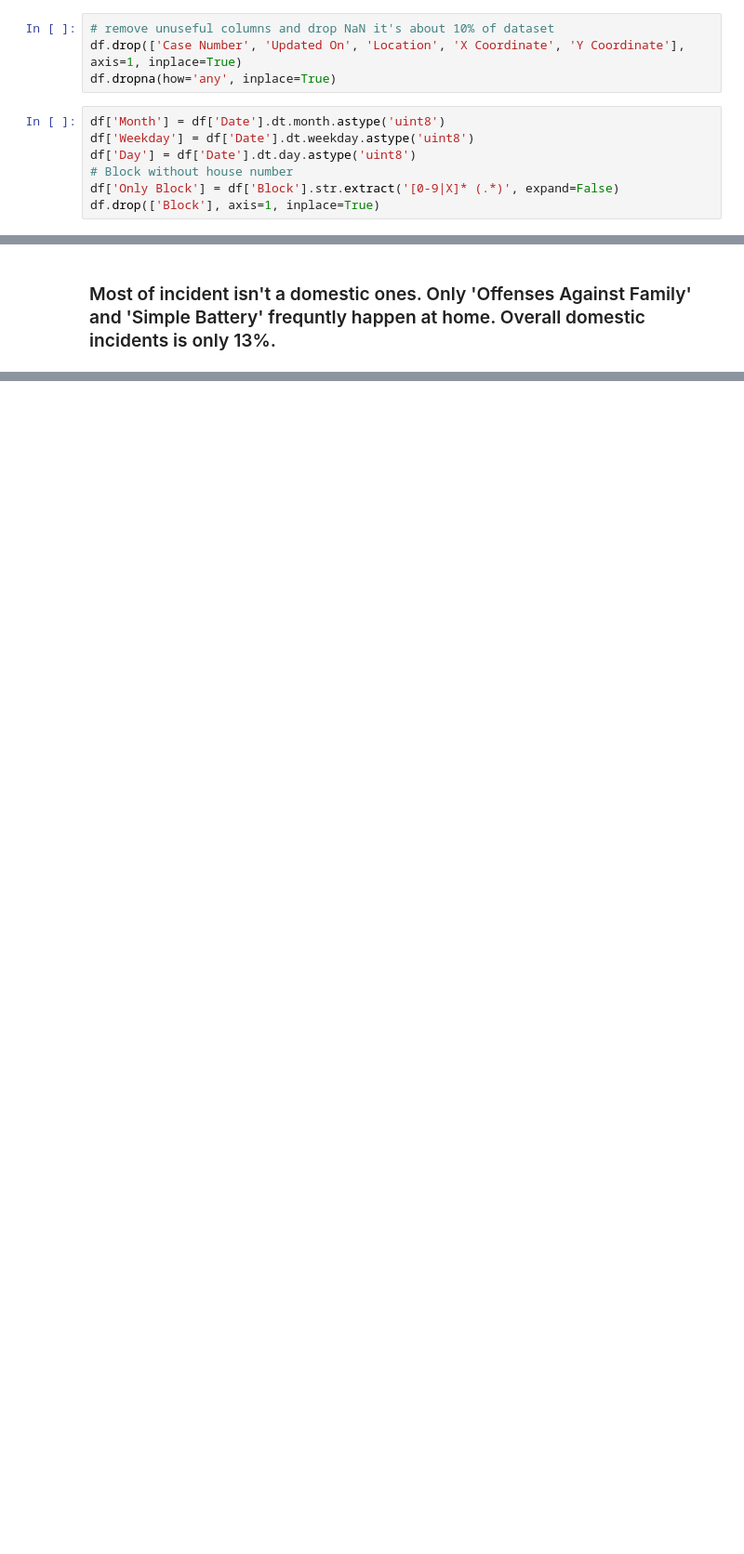
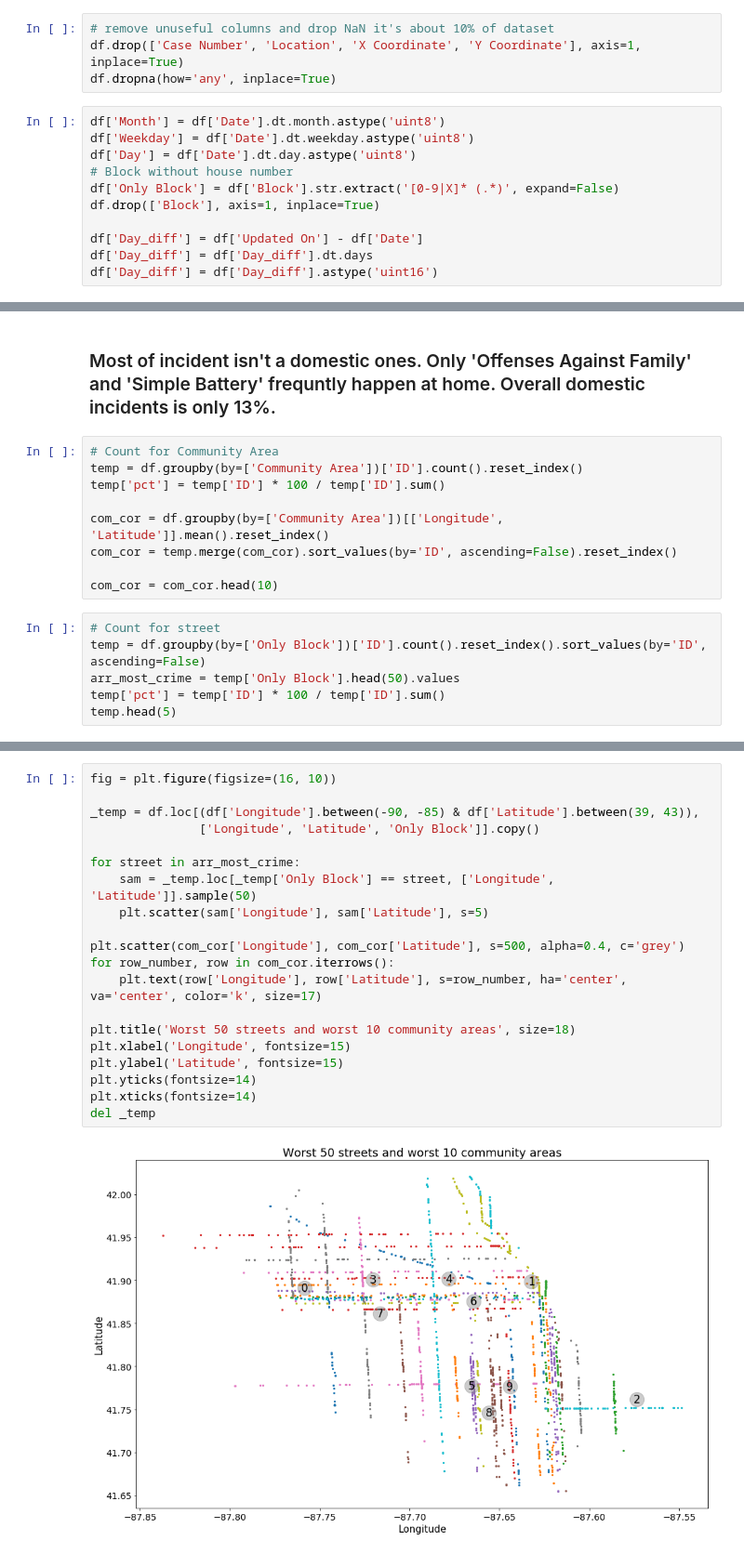
Before and after one commit to belkasanek/eda_chicago_crime_data, a Jupyter notebook: chicago_crimes_eda.ipynb, the cells around one changed output, grey strips where cells are left out. Shown at 93% size. Cells and saved outputs as stored; diff of their text form; blank space fills up the shorter version.

```diff
--- a/chicago_crimes_eda.ipynb
+++ b/chicago_crimes_eda.ipynb
@@ -54,7 +55,7 @@ Location                        object
 dtype: object
 # %%
 # remove unuseful columns and drop NaN it's about 10% of dataset
-df.drop(['Case Number', 'Updated On', 'Location', 'X Coordinate', 'Y Coordinate'], axis=1, inplace=True)
+df.drop(['Case Number', 'Location', 'X Coordinate', 'Y Coordinate'], axis=1, inplace=True)
 df.dropna(how='any', inplace=True)
 # %%
 df['Month'] = df['Date'].dt.month.astype('uint8')
@@ -63,6 +64,10 @@ df['Day'] = df['Date'].dt.day.astype('uint8')
 # Block without house number
 df['Only Block'] = df['Block'].str.extract('[0-9|X]* (.*)', expand=False)
 df.drop(['Block'], axis=1, inplace=True)
+
+df['Day_diff'] = df['Updated On'] - df['Date']
+df['Day_diff'] = df['Day_diff'].dt.days
+df['Day_diff'] = df['Day_diff'].astype('uint16')
 # %%
 # Fill unknown values and convert to less consumin datatype
 dtypes = {'ID': 'uint32', 'Beat': 'uint16', 'Year': 'uint16', 'District': 'uint8', 'Ward': 'uint8',
@@ -226,3 +231,18 @@ plt.setp(ax.get_yticklabels(), size=15);
 [figure]
 # %% [markdown]
 ### Most of incident isn't a domestic ones. Only 'Offenses Against Family' and 'Simple Battery' frequntly happen at home. Overall domestic incidents is only 13%.
+# %%
+# Count for Community Area
+temp = df.groupby(by=['Community Area'])['ID'].count().reset_index()
+temp['pct'] = temp['ID'] * 100 / temp['ID'].sum()
+
+com_cor = df.groupby(by=['Community Area'])[['Longitude', 'Latitude']].mean().reset_index()
+com_cor = temp.merge(com_cor).sort_values(by='ID', ascending=False).reset_index()
+
+com_cor = com_cor.head(10)
+# %%
+# Count for street
+temp = df.groupby(by=['Only Block'])['ID'].count().reset_index().sort_values(by='ID', ascending=False)
+arr_most_crime = temp['Only Block'].head(50).values
+temp['pct'] = temp['ID'] * 100 / temp['ID'].sum()
+temp.head(5)
@@ -228,0 +256,22 @@ plt.setp(ax.get_yticklabels(), size=15);
+# %%
+fig = plt.figure(figsize=(16, 10))
+
+_temp = df.loc[(df['Longitude'].between(-90, -85) & df['Latitude'].between(39, 43)),
+               ['Longitude', 'Latitude', 'Only Block']].copy()
+
+for street in arr_most_crime:
+    sam = _temp.loc[_temp['Only Block'] == street, ['Longitude', 'Latitude']].sample(50)
+    plt.scatter(sam['Longitude'], sam['Latitude'], s=5)
+
+plt.scatter(com_cor['Longitude'], com_cor['Latitude'], s=500, alpha=0.4, c='grey')
+for row_number, row in com_cor.iterrows():
+    plt.text(row['Longitude'], row['Latitude'], s=row_number, ha='center', va='center', color='k', size=17)
+
+plt.title('Worst 50 streets and worst 10 community areas', size=18)
+plt.xlabel('Longitude', fontsize=15)
+plt.ylabel('Latitude', fontsize=15)
+plt.yticks(fontsize=14)
+plt.xticks(fontsize=14)
+del _temp
+# %% [output]
+[figure, added]
```
Also changed, not shown: parts of 8 cells of this notebook.
